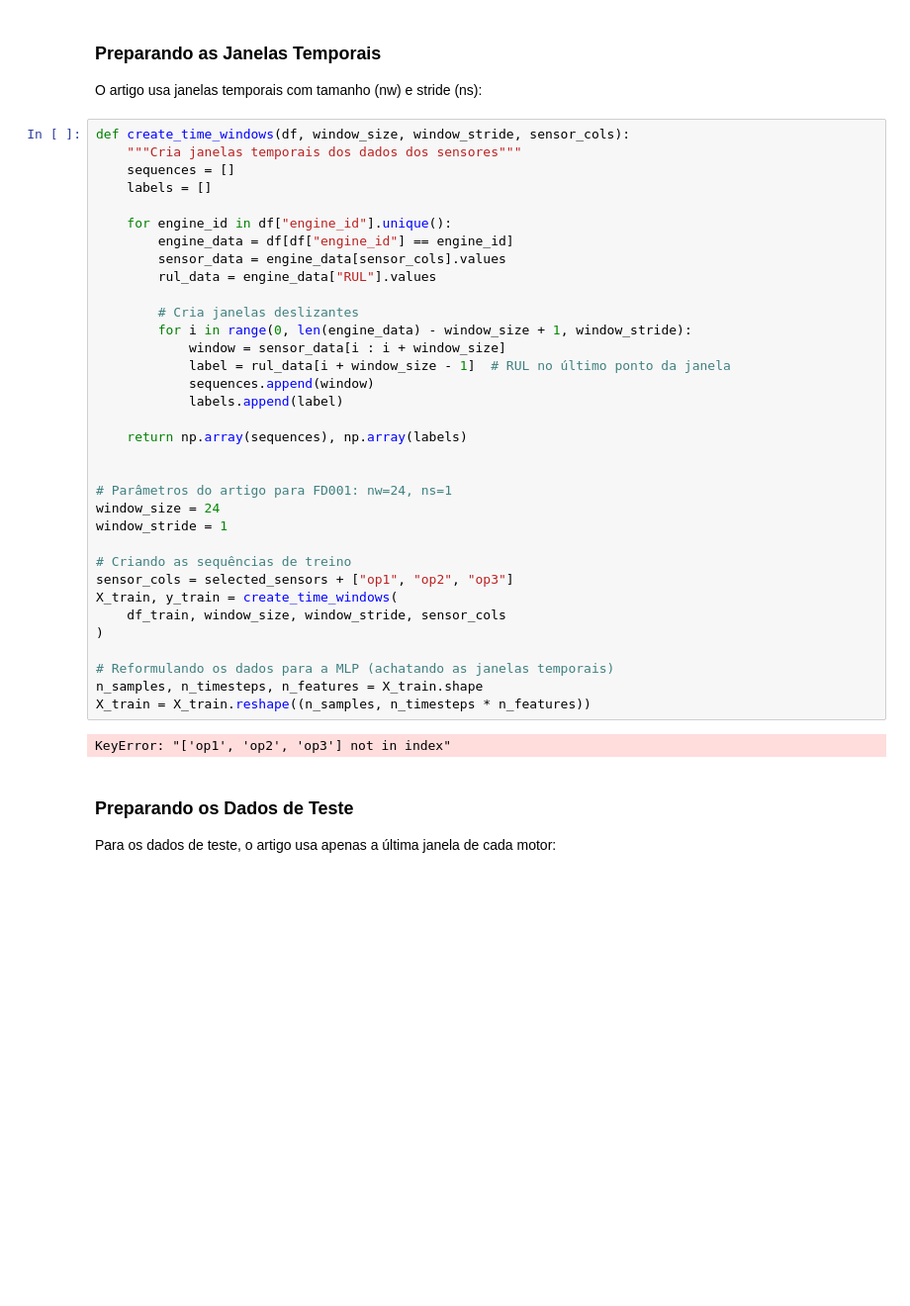
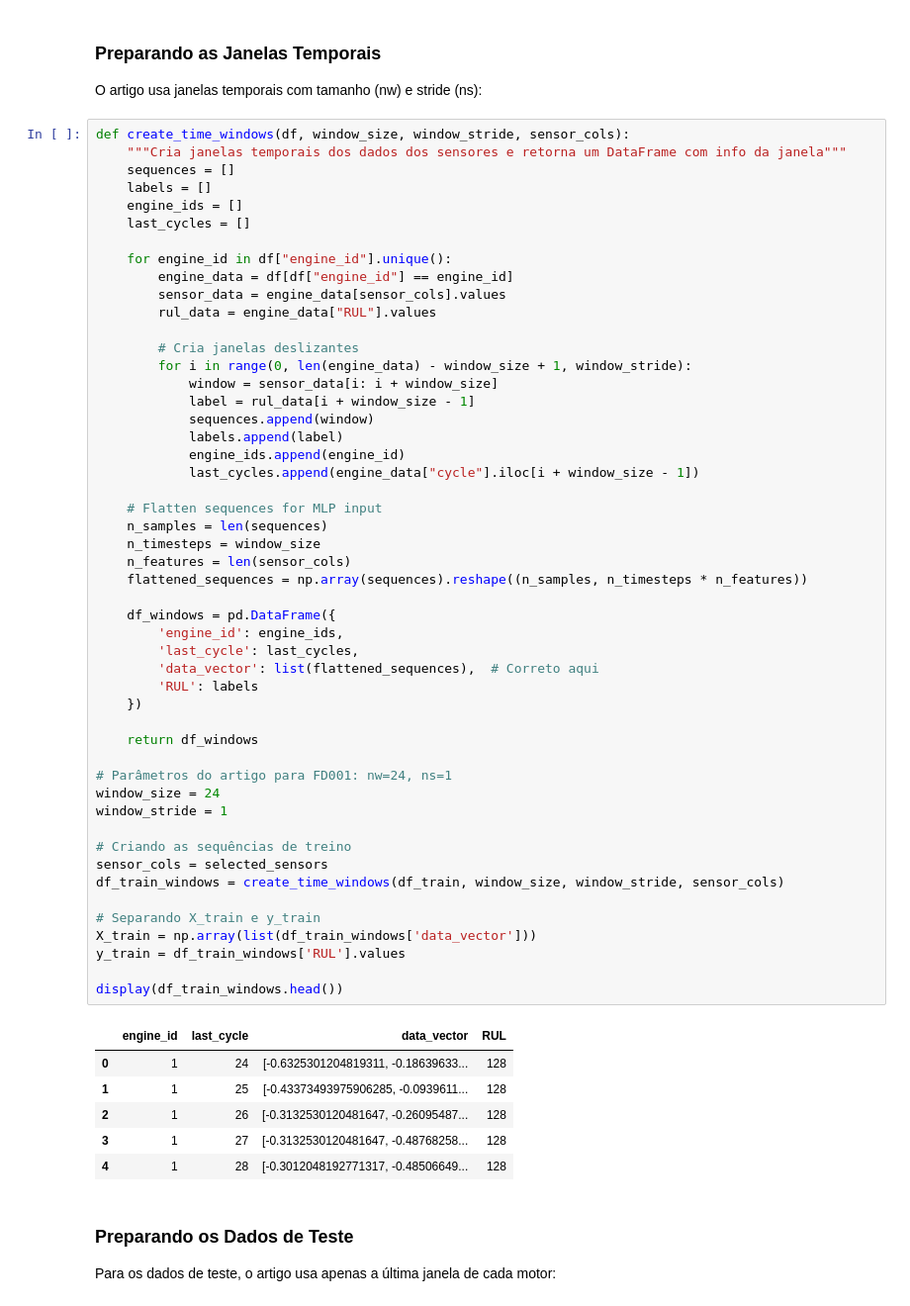
Before and after one commit to daviseemann/turbofan-rul-prediction-cmapss, a Jupyter notebook: notebooks/MLP-1.ipynb, the cells around one changed output. Shown at 99% size. Saved outputs shown, nothing was run; the diff lists cells and outputs as text; blank space fills up the shorter version.

```diff
--- a/notebooks/MLP-1.ipynb
+++ b/notebooks/MLP-1.ipynb
@@ -163,40 +163,61 @@ plot_rul_by_engine(df_train, engines_to_plot=20)
 O artigo usa janelas temporais com tamanho (nw) e stride (ns):
 # %%
 def create_time_windows(df, window_size, window_stride, sensor_cols):
-    """Cria janelas temporais dos dados dos sensores"""
+    """Cria janelas temporais dos dados dos sensores e retorna um DataFrame com info da janela"""
     sequences = []
     labels = []
+    engine_ids = []
+    last_cycles = []
 
     for engine_id in df["engine_id"].unique():
         engine_data = df[df["engine_id"] == engine_id]
         sensor_data = engine_data[sensor_cols].values
         rul_data = engine_data["RUL"].values
 
         # Cria janelas deslizantes
         for i in range(0, len(engine_data) - window_size + 1, window_stride):
-            window = sensor_data[i : i + window_size]
-            label = rul_data[i + window_size - 1]  # RUL no último ponto da janela
+            window = sensor_data[i: i + window_size]
+            label = rul_data[i + window_size - 1]
             sequences.append(window)
             labels.append(label)
+            engine_ids.append(engine_id)
+            last_cycles.append(engine_data["cycle"].iloc[i + window_size - 1])
 
-    return np.array(sequences), np.array(labels)
+    # Flatten sequences for MLP input
+    n_samples = len(sequences)
+    n_timesteps = window_size
+    n_features = len(sensor_cols)
+    flattened_sequences = np.array(sequences).reshape((n_samples, n_timesteps * n_features))
 
+    df_windows = pd.DataFrame({
+        'engine_id': engine_ids,
+        'last_cycle': last_cycles,
+        'data_vector': list(flattened_sequences),  # Correto aqui
+        'RUL': labels
+    })
+
+    return df_windows
 
 # Parâmetros do artigo para FD001: nw=24, ns=1
 window_size = 24
 window_stride = 1
 
 # Criando as sequências de treino
-sensor_cols = selected_sensors + ["op1", "op2", "op3"]
-X_train, y_train = create_time_windows(
-    df_train, window_size, window_stride, sensor_cols
-)
+sensor_cols = selected_sensors
+df_train_windows = create_time_windows(df_train, window_size, window_stride, sensor_cols)
 
-# Reformulando os dados para a MLP (achatando as janelas temporais)
-n_samples, n_timesteps, n_features = X_train.shape
-X_train = X_train.reshape((n_samples, n_timesteps * n_features))
+# Separando X_train e y_train
+X_train = np.array(list(df_train_windows['data_vector']))
+y_train = df_train_windows['RUL'].values
+
+display(df_train_windows.head())
 # %% [output]
-KeyError: "['op1', 'op2', 'op3'] not in index"
+|  | engine_id | last_cycle | data_vector | RUL |
+| 0 | 1 | 24 | [-0.6325301204819311, -0.18639633... | 128 |
+| 1 | 1 | 25 | [-0.43373493975906285, -0.0939611... | 128 |
+| 2 | 1 | 26 | [-0.3132530120481647, -0.26095487... | 128 |
+| 3 | 1 | 27 | [-0.3132530120481647, -0.48768258... | 128 |
+| 4 | 1 | 28 | [-0.3012048192771317, -0.48506649... | 128 |
 # %% [markdown]
 ### Preparando os Dados de Teste
 
```
Also changed, not shown: parts of 13 cells of this notebook.
